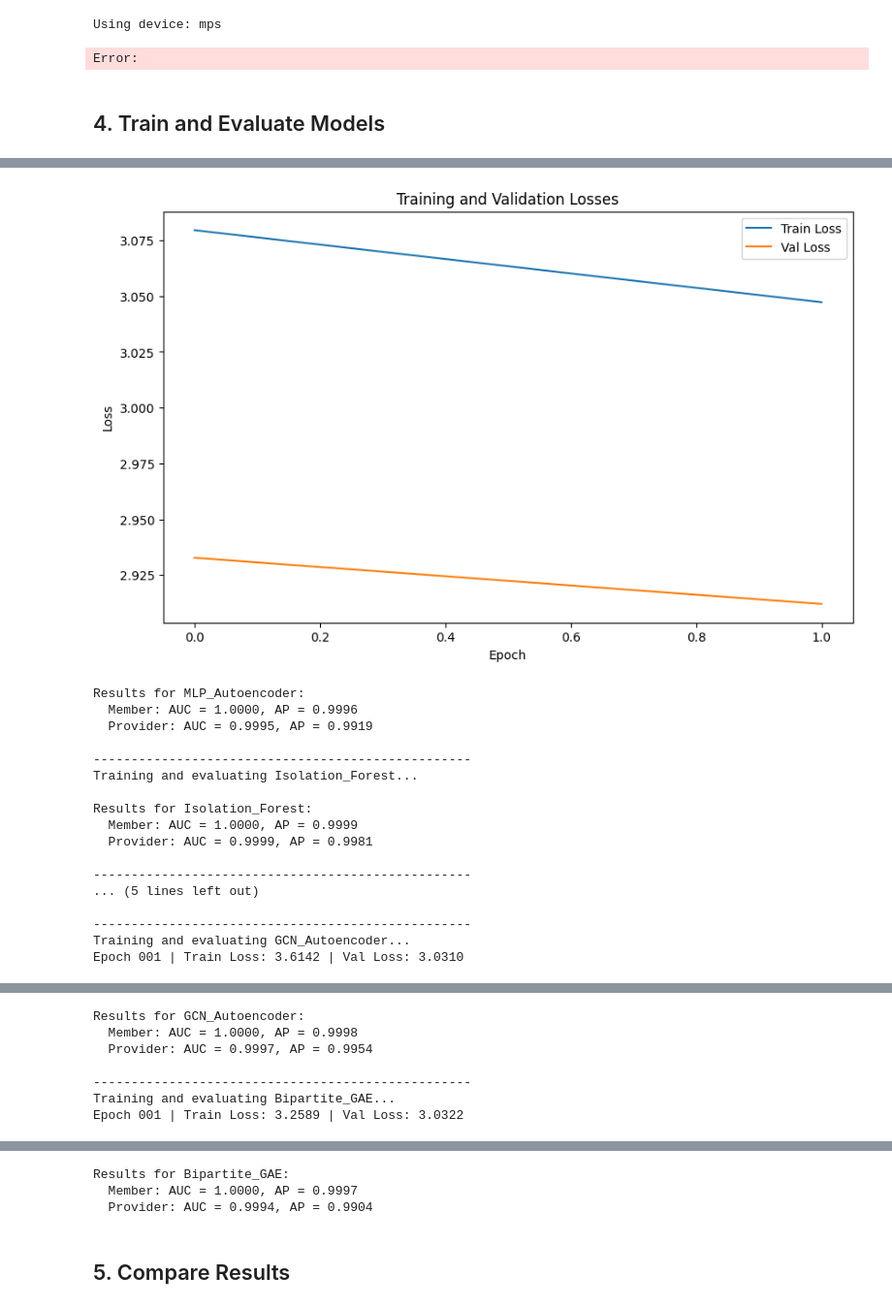
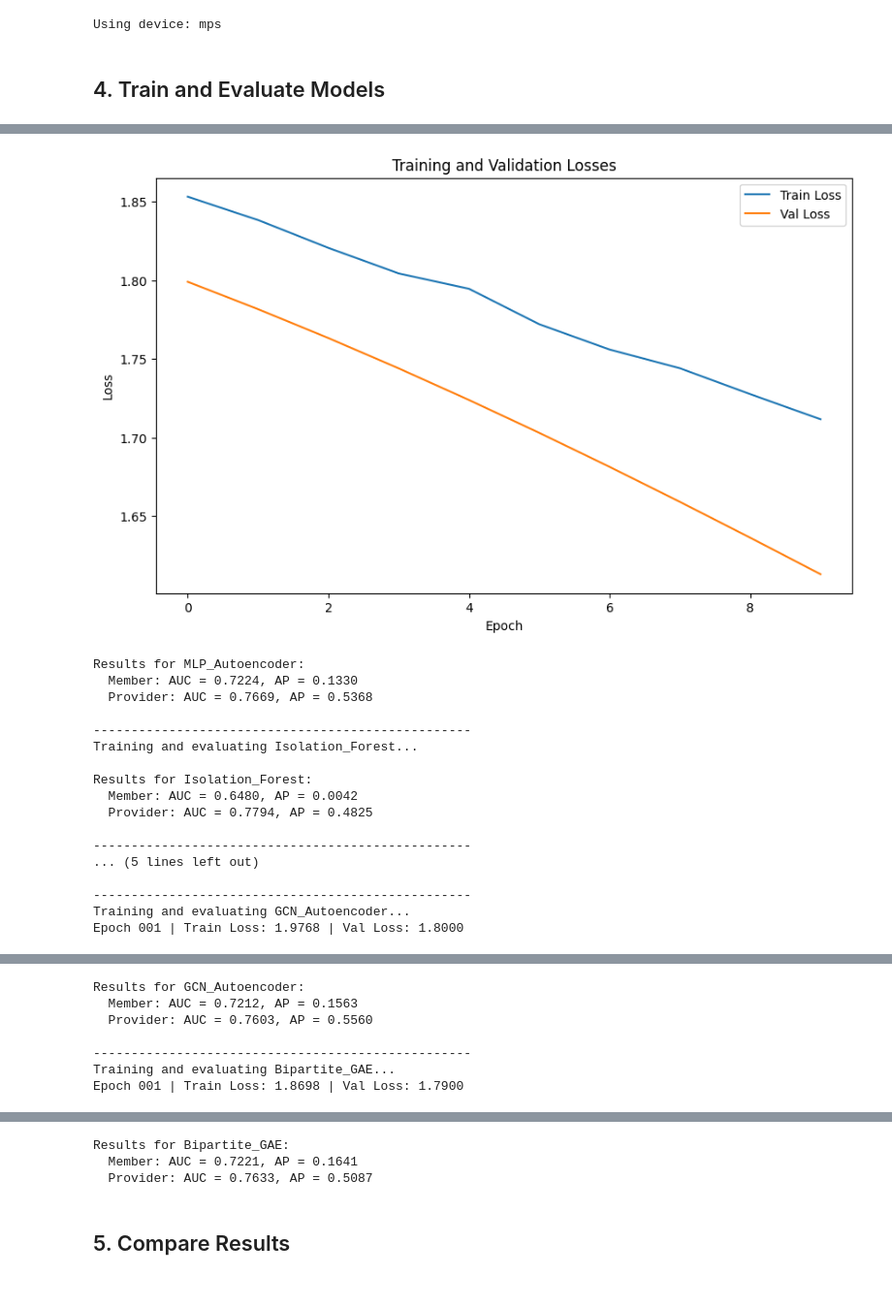
Before and after one commit to Kchak22/degree-project-gad-healthcare, a Jupyter notebook: notebooks/model_comparison.ipynb, the cells around one changed output, grey strips where cells are left out. Shown at 97% size. Drawn from its saved outputs; the diff is of its cells as text; code cells hidden in the pictures.

```diff
--- a/notebooks/model_comparison.ipynb
+++ b/notebooks/model_comparison.ipynb
@@ -100,0 +265,2 @@ Number of edges: 58996
+# %%
+modified_data, gt_labels, anomaly_tracking = inject_combined_anomalies(data, num_injections=5)
@@ -125,13 +401,13 @@ device = torch.device("mps" if torch.backends.mps.is_available() else "cpu")
 print(f"Using device: {device}")
 
 # Move data to device
-anomaly_data = anomaly_data.to(device)
-member_anomaly_labels = member_anomaly_labels.to(device)
-provider_anomaly_labels = provider_anomaly_labels.to(device)
+modified_data = modified_data.to(device)
+member_anomaly_labels = gt_labels["member"].to(device)
+provider_anomaly_labels = gt_labels["provider"].to(device)
 
 # Set dimensions based on data
-in_dim_member = anomaly_data['member'].x.size(1)
-in_dim_provider = anomaly_data['provider'].x.size(1)
+in_dim_member = modified_data['member'].x.size(1)
+in_dim_provider = modified_data['provider'].x.size(1)
 max_dim = max(in_dim_member, in_dim_provider)
 hidden_dim = 64
 latent_dim = 32
@@ -171,10 +447,6 @@ model = GATAutoencoder(
     heads=4,
     dropout=0.5
 ).to(device)
-# %%
-train_model(model, anomaly_data, num_epochs=2, plot=True)
-# %% [output]
-Error:
 # %% [markdown]
 ## 4. Train and Evaluate Models
 # %%
@@ -189,11 +461,11 @@ for name, model in models.items():
     print(f"\n{'-'*50}\nTraining and evaluating {name}...")
 
     if hasattr(model, 'fit'):  # For sklearn-based models
-        model.fit(anomaly_data)
-        results = evaluate_anomaly_detection(model, anomaly_data, gt_labels)
+        model.fit(modified_data)
+        results = evaluate_anomaly_detection(model, modified_data, gt_labels)
     else:  # For PyTorch models
-        train_model(model, anomaly_data, num_epochs=2, plot=True)
-        results = evaluate_anomaly_detection(model, anomaly_data, gt_labels)
+        train_model(model, modified_data, num_epochs=10, plot=True)
+        results = evaluate_anomaly_detection(model, modified_data, gt_labels)
 
     all_results[name] = results
 
@@ -208,18 +480,18 @@ Epoch 001 | Train Loss: 3.0795 | Val Loss: 2.9327
-[figure, old version]
+[figure, new version]
 Results for MLP_Autoencoder:
-  Member: AUC = 1.0000, AP = 0.9996
-  Provider: AUC = 0.9995, AP = 0.9919
+  Member: AUC = 0.7224, AP = 0.1330
+  Provider: AUC = 0.7669, AP = 0.5368
 
 --------------------------------------------------
 Training and evaluating Isolation_Forest...
 
 Results for Isolation_Forest:
-  Member: AUC = 1.0000, AP = 0.9999
-  Provider: AUC = 0.9999, AP = 0.9981
+  Member: AUC = 0.6480, AP = 0.0042
+  Provider: AUC = 0.7794, AP = 0.4825
 
 --------------------------------------------------
 ... (5 lines left out)
 
 --------------------------------------------------
 Training and evaluating GCN_Autoencoder...
-Epoch 001 | Train Loss: 3.6142 | Val Loss: 3.0310
+Epoch 001 | Train Loss: 1.9768 | Val Loss: 1.8000
@@ -227,7 +499,7 @@ Epoch 001 | Train Loss: 3.6142 | Val Loss: 3.0310
 Results for GCN_Autoencoder:
-  Member: AUC = 1.0000, AP = 0.9998
-  Provider: AUC = 0.9997, AP = 0.9954
+  Member: AUC = 0.7212, AP = 0.1563
+  Provider: AUC = 0.7603, AP = 0.5560
 
 --------------------------------------------------
 Training and evaluating Bipartite_GAE...
-Epoch 001 | Train Loss: 3.2589 | Val Loss: 3.0322
+Epoch 001 | Train Loss: 1.8698 | Val Loss: 1.7900
@@ -235,6 +507,6 @@ Epoch 001 | Train Loss: 3.2589 | Val Loss: 3.0322
 Results for Bipartite_GAE:
-  Member: AUC = 1.0000, AP = 0.9997
-  Provider: AUC = 0.9994, AP = 0.9904
+  Member: AUC = 0.7221, AP = 0.1641
+  Provider: AUC = 0.7633, AP = 0.5087
 # %% [markdown]
 ## 5. Compare Results
 # %%
```
Also changed, not shown: parts of 9 cells of this notebook, 5 other files.
